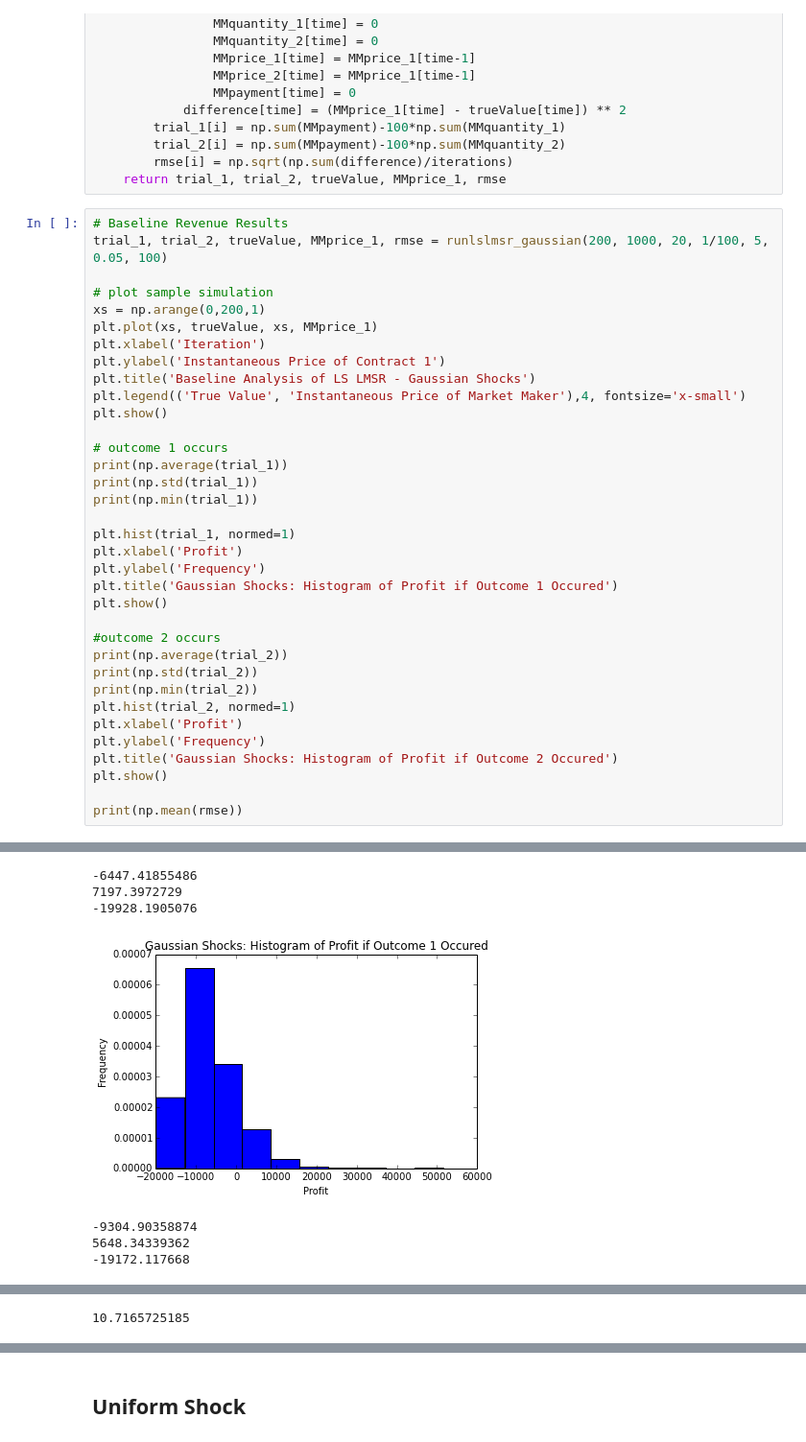
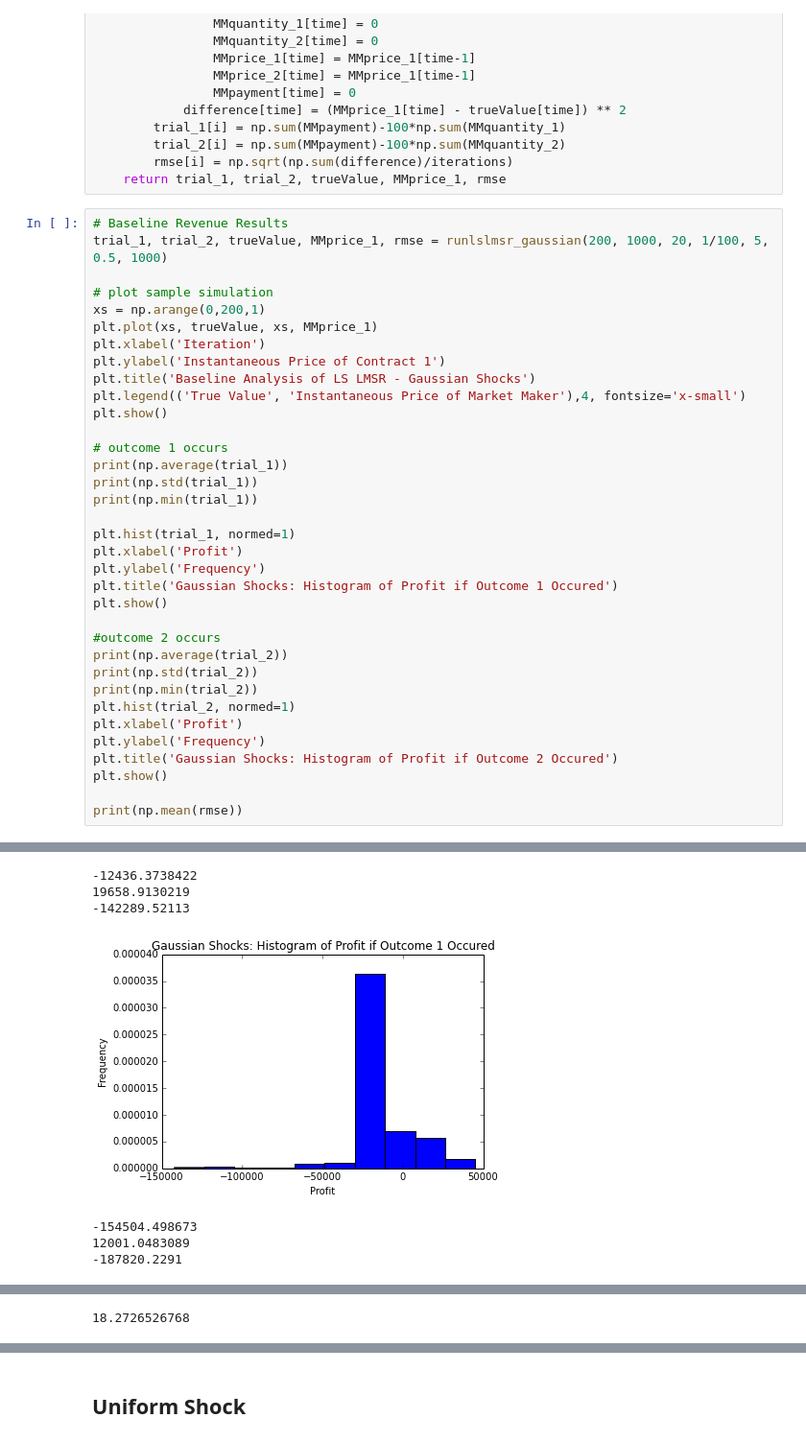
Before and after one commit to howardzhangcs/CS186FinalProject, a Jupyter notebook: Simulation/Simulation.ipynb, the cells around one changed output, grey strips where cells are left out. Shown at 96% size. Saved outputs shown, nothing was run; the diff lists cells and outputs as text.

```diff
--- a/Simulation/Simulation.ipynb
+++ b/Simulation/Simulation.ipynb
@@ -295,7 +295,7 @@ def runlslmsr_gaussian(iterations, trialnumber, traderAlphaExponential, shock_pr
     return trial_1, trial_2, trueValue, MMprice_1, rmse
 # %%
 # Baseline Revenue Results
-trial_1, trial_2, trueValue, MMprice_1, rmse = runlslmsr_gaussian(200, 1000, 20, 1/100, 5, 0.05, 100)
+trial_1, trial_2, trueValue, MMprice_1, rmse = runlslmsr_gaussian(200, 1000, 20, 1/100, 5, 0.5, 1000)
 
 # plot sample simulation
 xs = np.arange(0,200,1)
@@ -333,7 +333,7 @@ print(np.mean(rmse))
--6447.41855486
-7197.3972729
--19928.1905076
+-12436.3738422
+19658.9130219
+-142289.52113
-[figure, old version]
+[figure, new version]
--9304.90358874
-5648.34339362
--19172.117668
+-154504.498673
+12001.0483089
+-187820.2291
@@ -341,2 +341,2 @@ print(np.mean(rmse))
-10.7165725185
+18.2726526768
 # %%
```
Also changed, not shown: parts of 10 cells of this notebook, 6 other files.
